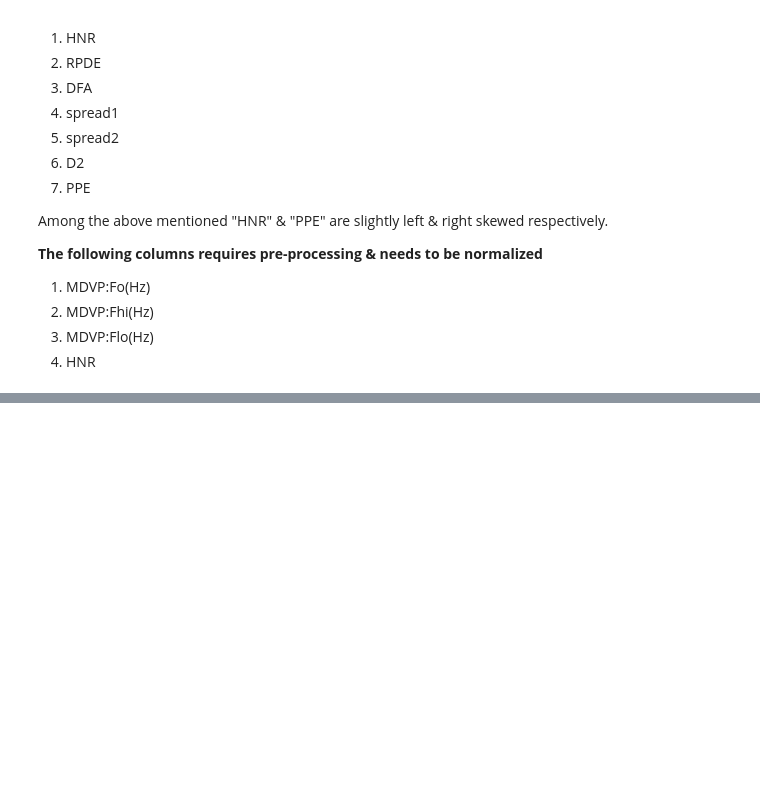
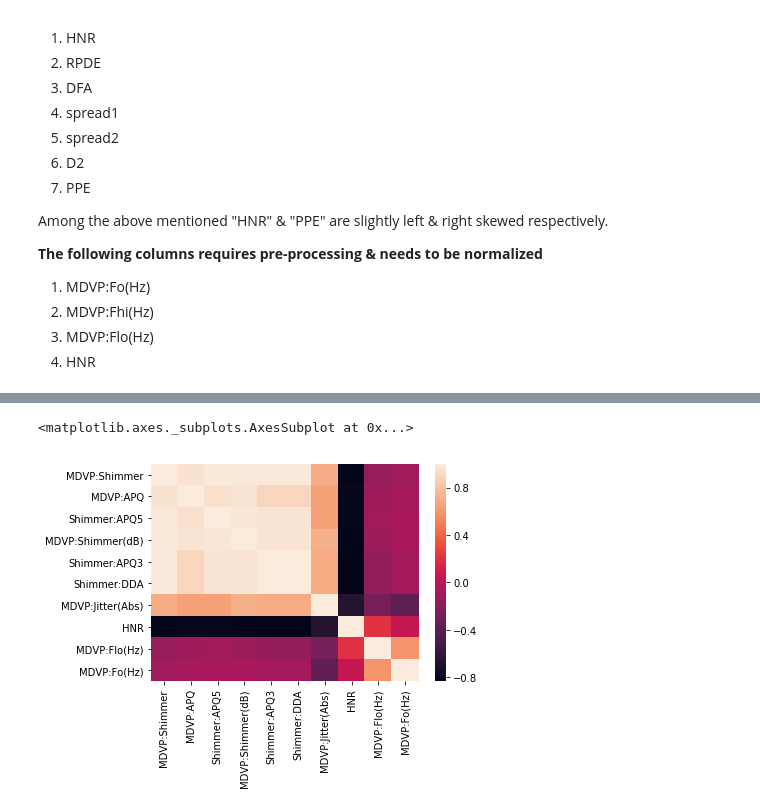
Before and after one commit to GreatLearningAIML1/aiml-ml-hyd-nov-18-batch-sumugapadman, a Jupyter notebook: Ensemble Techniques - Project 1/Ensemble Techniques_R3_Project1_Parkinson’s Disease.ipynb, the cells around one changed output, grey strips where cells are left out. Drawn from its saved outputs; the diff is of its cells as text; code cells hidden in the pictures; blank space fills up the shorter version.

```diff
--- a/Ensemble Techniques - Project 1/Ensemble Techniques_R3_Project1_Parkinson’s Disease.ipynb
+++ b/Ensemble Techniques - Project 1/Ensemble Techniques_R3_Project1_Parkinson’s Disease.ipynb
@@ -189,0 +238,3 @@ parkinsons_df.hist(figsize=(16, 20), bins=50, xlabelsize=8, ylabelsize=8);
+# %%
+df_corr = parkinsons_df[['MDVP:Shimmer','MDVP:APQ','Shimmer:APQ5','MDVP:Shimmer(dB)','Shimmer:APQ3','Shimmer:DDA','MDVP:Jitter(Abs)','HNR','MDVP:Flo(Hz)','MDVP:Fo(Hz)']]
+df_corr.head(2)
@@ -189,0 +245,6 @@ parkinsons_df.hist(figsize=(16, 20), bins=50, xlabelsize=8, ylabelsize=8);
+# %%
+# Heatmap
+sns.heatmap(df_corr.corr())
+# %% [output]
+<matplotlib.axes._subplots.AxesSubplot at 0x...>
+[figure, added]
```
Also changed, not shown: parts of 17 cells of this notebook.
